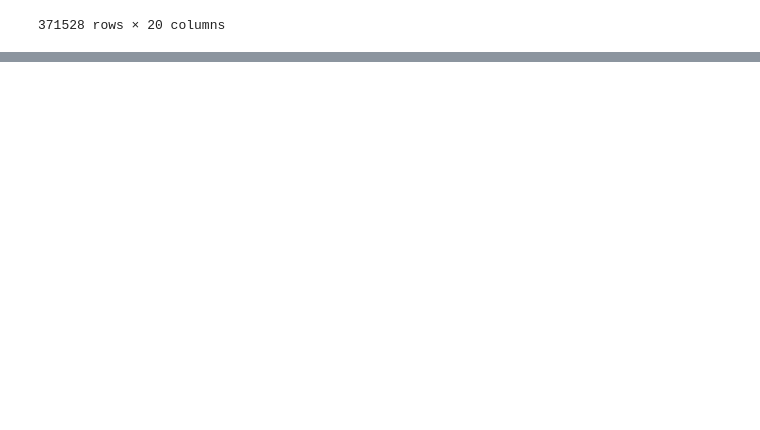
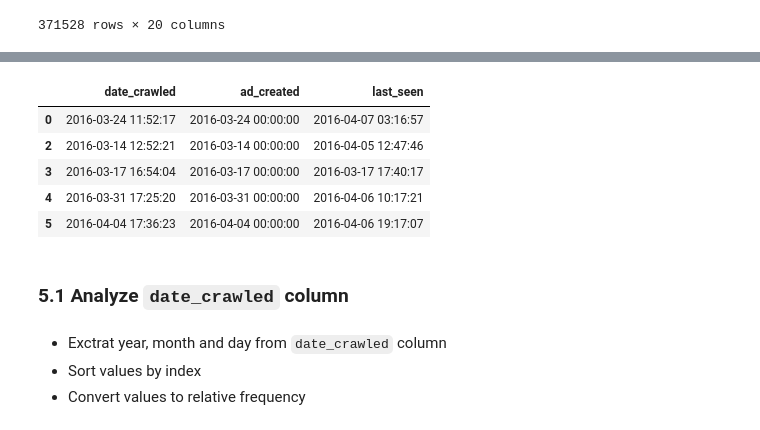
Before and after one commit to grzesiek154/PythonDataScience, a Jupyter notebook: Dataquest/Projects/EbeyUsedCars/UsedCarsDataClean.ipynb, the cells around one changed output, grey strips where cells are left out. Saved outputs shown, nothing was run; the diff lists cells and outputs as text; code cells hidden in the pictures; blank space fills up the shorter version.

```diff
--- a/Dataquest/Projects/EbeyUsedCars/UsedCarsDataClean.ipynb
+++ b/Dataquest/Projects/EbeyUsedCars/UsedCarsDataClean.ipynb
@@ -79,0 +253,3 @@ Data columns (total 20 columns):
+# %%
+autos.drop("seller", axis=1, inplace=True)
+autos.drop("offer_type", axis=1, inplace=True)
@@ -79,0 +375,3 @@ Data columns (total 20 columns):
+# %%
+sorted_prices = autos["price"].sort_values()
+sorted_prices.head(5)
@@ -79,0 +385,11 @@ Data columns (total 20 columns):
+# %%
+Q1 = sorted_prices.quantile(.25)
+Q3 = sorted_prices.quantile(.75)
+IQR = Q3 - Q1
+upperFence = Q3 + (1.5 * IQR)
+lowerFence = Q1 - (1.5 * IQR)
+print(f"The 25% qurtile is {Q1}")
+print(f"The 75% qurtile is {Q3}")
+print(f"The interquartile range is {IQR}")
+print(f"The upper limit for outliers is {upperFence}")
+print(f"The upper limit for outliers is {lowerFence}")
@@ -79,0 +420,3 @@ Data columns (total 20 columns):
+# %%
+autos = autos[autos["price"].between(1, upperFence)]
+autos.shape
@@ -79,0 +465,15 @@ Data columns (total 20 columns):
+# %%
+autos[['date_crawled','ad_created','last_seen']][0:5]
+# %% [output]
+|  | date_crawled | ad_created | last_seen |
+| 0 | 2016-03-24 11:52:17 | 2016-03-24 00:00:00 | 2016-04-07 03:16:57 |
+| 2 | 2016-03-14 12:52:21 | 2016-03-14 00:00:00 | 2016-04-05 12:47:46 |
+| 3 | 2016-03-17 16:54:04 | 2016-03-17 00:00:00 | 2016-03-17 17:40:17 |
+| 4 | 2016-03-31 17:25:20 | 2016-03-31 00:00:00 | 2016-04-06 10:17:21 |
+| 5 | 2016-04-04 17:36:23 | 2016-04-04 00:00:00 | 2016-04-06 19:17:07 |
+# %% [markdown]
+### 5.1 Analyze `date_crawled` column
+# %% [markdown]
+- Exctrat year, month and day from `date_crawled` column
+- Sort values by index
+- Convert values to relative frequency
```
Also changed, not shown: parts of 98 cells of this notebook, 32 other files.
